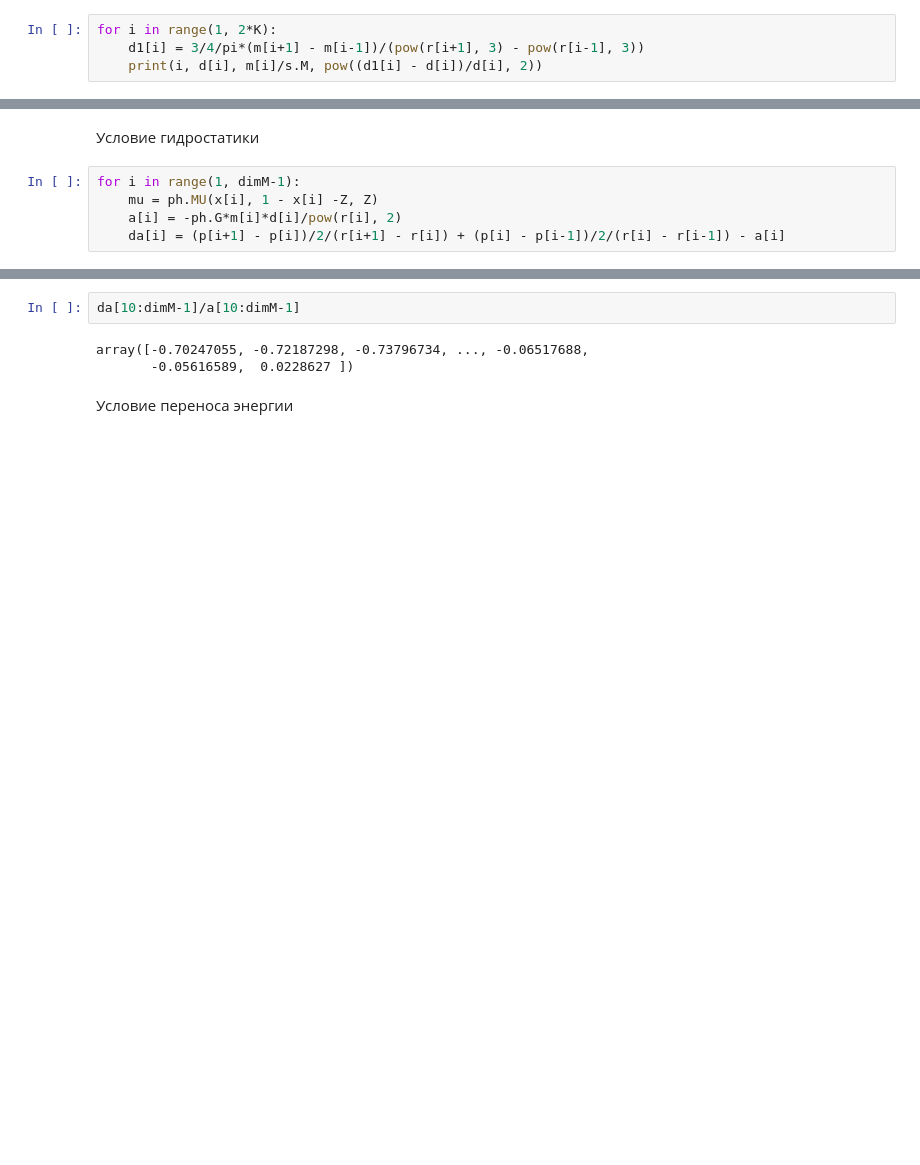
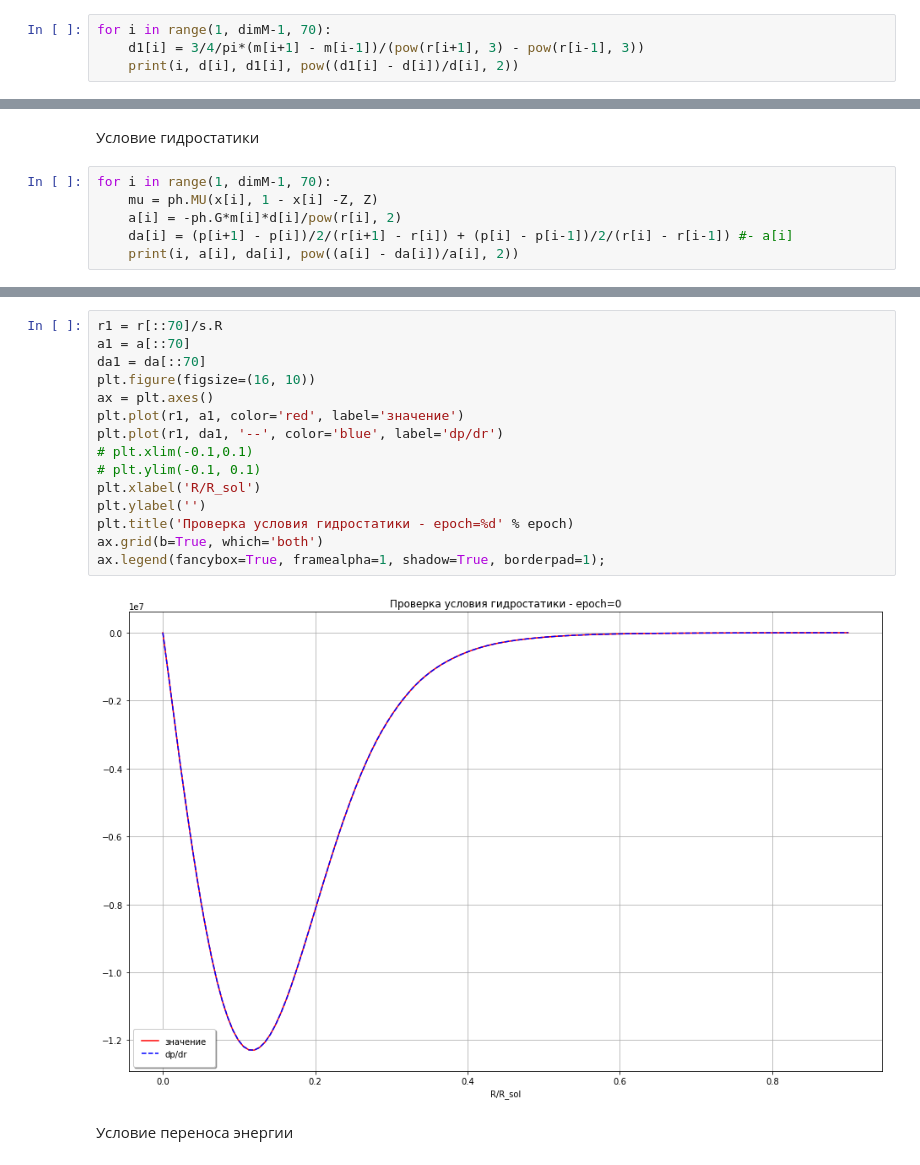
Before and after one commit to boangri/StarModels, a Jupyter notebook: VarModel.ipynb, the cells around one changed output, grey strips where cells are left out. Saved outputs shown, nothing was run; the diff lists cells and outputs as text; blank space fills up the shorter version.

```diff
--- a/VarModel.ipynb
+++ b/VarModel.ipynb
@@ -86,7 +91,7 @@ db = np.zeros(dimM) # несоответствие градиента темпе
 # %% [markdown]
 Уравнение массы
 # %%
-for i in range(1, 2*K):
+for i in range(1, dimM-1, 70):
     d1[i] = 3/4/pi*(m[i+1] - m[i-1])/(pow(r[i+1], 3) - pow(r[i-1], 3))
-    print(i, d[i], m[i]/s.M, pow((d1[i] - d[i])/d[i], 2))
+    print(i, d[i], d1[i], pow((d1[i] - d[i])/d[i], 2))
 # %% [output]
@@ -104,7 +115,8 @@ for i in range(1, 2*K):
 # %% [markdown]
 Условие гидростатики
 # %%
-for i in range(1, dimM-1):
+for i in range(1, dimM-1, 70):
     mu = ph.MU(x[i], 1 - x[i] -Z, Z)
     a[i] = -ph.G*m[i]*d[i]/pow(r[i], 2)
-    da[i] = (p[i+1] - p[i])/2/(r[i+1] - r[i]) + (p[i] - p[i-1])/2/(r[i] - r[i-1]) - a[i]
+    da[i] = (p[i+1] - p[i])/2/(r[i+1] - r[i]) + (p[i] - p[i-1])/2/(r[i] - r[i-1]) #- a[i]
+    print(i, a[i], da[i], pow((a[i] - da[i])/a[i], 2))
@@ -111,8 +141,20 @@ for i in range(1, dimM-1):
-# %%
-da[10:dimM-1]/a[10:dimM-1]
-# %% [output]
-array([-0.70247055, -0.72187298, -0.73796734, ..., -0.06517688,
-       -0.05616589,  0.0228627 ])
+# %%
+r1 = r[::70]/s.R
+a1 = a[::70]
+da1 = da[::70]
+plt.figure(figsize=(16, 10))
+ax = plt.axes()
+plt.plot(r1, a1, color='red', label='значение')
+plt.plot(r1, da1, '--', color='blue', label='dp/dr')
+# plt.xlim(-0.1,0.1)
+# plt.ylim(-0.1, 0.1)
+plt.xlabel('R/R_sol')
+plt.ylabel('')
+plt.title('Проверка условия гидростатики - epoch=%d' % epoch)
+ax.grid(b=True, which='both')
+ax.legend(fancybox=True, framealpha=1, shadow=True, borderpad=1);
+# %% [output]
+[figure, added]
 # %% [markdown]
 Условие переноса энергии
 # %%
```
Also changed, not shown: parts of 15 cells of this notebook, 2 other files.
